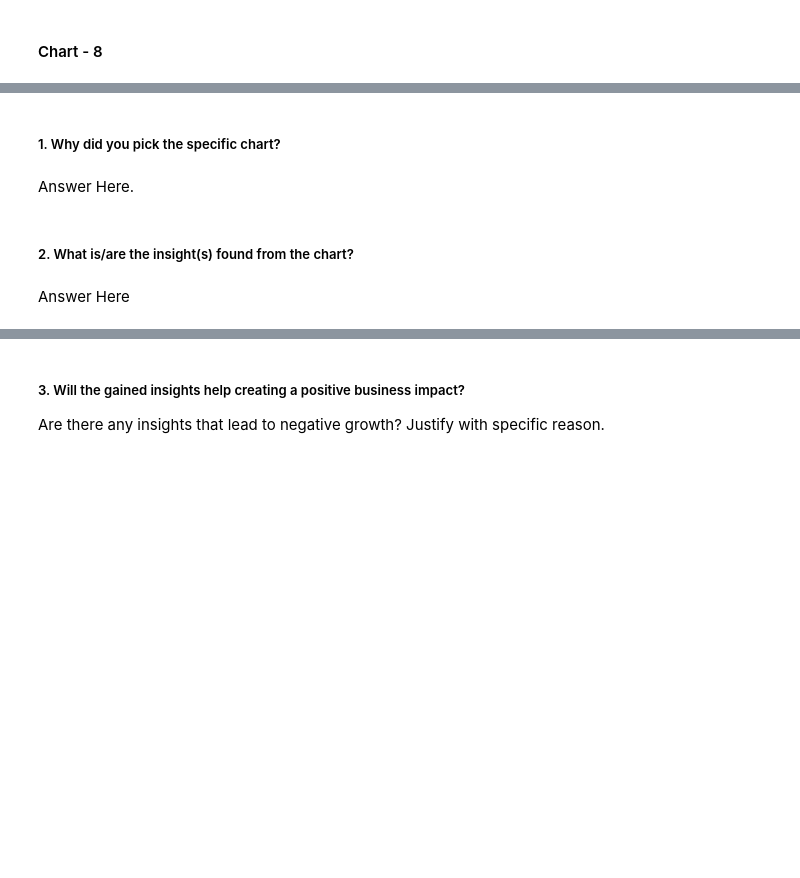
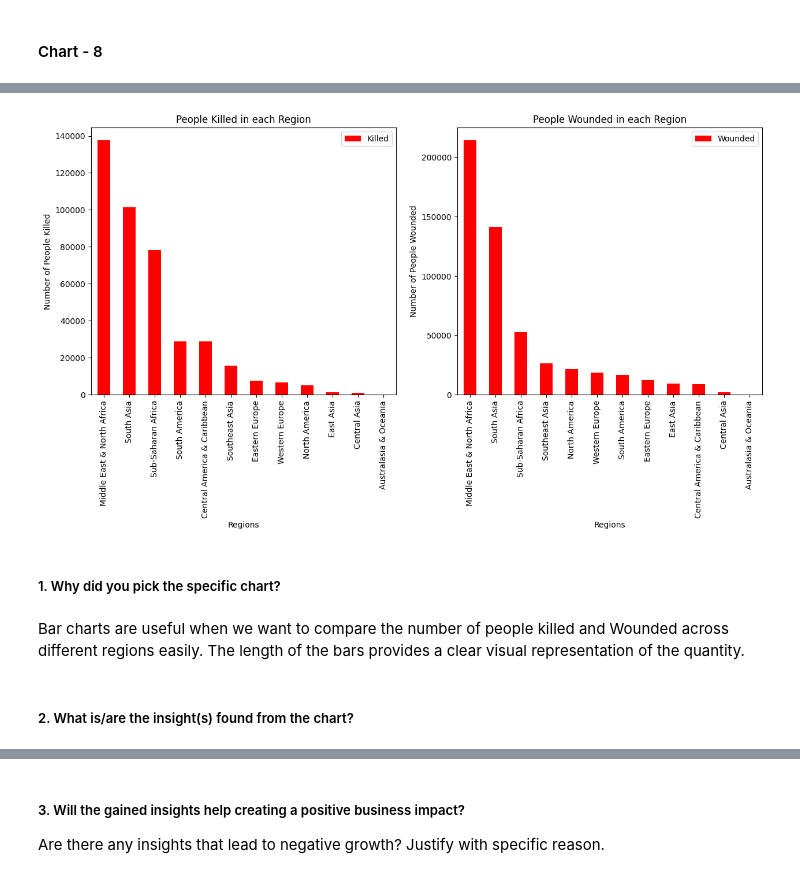
Before and after one commit to Amrit007-droid/Global-Terrorism-Dataset-EDA-, a Jupyter notebook: Global_Terrorism_Dataset_EDA_submission_.ipynb, the cells around one changed output, grey strips where cells are left out. Cells and saved outputs as stored; diff of their text form; code cells hidden in the pictures; blank space fills up the shorter version.

```diff
--- a/Global_Terrorism_Dataset_EDA_submission_.ipynb
+++ b/Global_Terrorism_Dataset_EDA_submission_.ipynb
@@ -793,0 +794,3 @@ Are there any insights that lead to negative growth? Justify with specific reaso
+# %%
+rk=df[['Killed','Region']].groupby("Region").sum().sort_values(by='Killed', ascending=False)
+rk
@@ -793,0 +814,3 @@ Are there any insights that lead to negative growth? Justify with specific reaso
+# %%
+rw=df[["Region","Wounded"]].groupby("Region").sum().sort_values(by="Wounded",ascending=False)
+rw
@@ -794,8 +832,27 @@ Are there any insights that lead to negative growth? Justify with specific reaso
+# %%
+# Chart - 8 visualization code
+fig=plt.figure()                       # Creates a new figure
+ax0=fig.add_subplot(1,2,1)             # Adds the first subplot to the figure. This subplot is positioned in the first column.
+ax1=fig.add_subplot(1,2,2)             # Adds the second subplot to the figure. This subplot is positioned in the second column.
+
+#Killed
+rk.plot(kind="bar",color="red",figsize=(15,6),ax=ax0)
+ax0.set_title("People Killed in each Region")
+ax0.set_xlabel("Regions")
+ax0.set_ylabel("Number of People Killed")
+
+#Wounded
+rw.plot(kind="bar",color="red",figsize=(15,6),ax=ax1)
+ax1.set_title("People Wounded in each Region")
+ax1.set_xlabel("Regions")
+ax1.set_ylabel("Number of People Wounded")
+
+plt.show()
+# %% [output]
+[figure, added]
 # %% [markdown]
 ##### 1. Why did you pick the specific chart?
-# %% [markdown]
-Answer Here.
+# %% [markdown]
+Bar charts are useful when we want to compare the number of people killed and Wounded across different regions easily. The length of the bars provides a clear visual representation of the quantity.
 # %% [markdown]
 ##### 2. What is/are the insight(s) found from the chart?
-# %% [markdown]
-Answer Here
```
Also changed, not shown: parts of 15 cells of this notebook.
